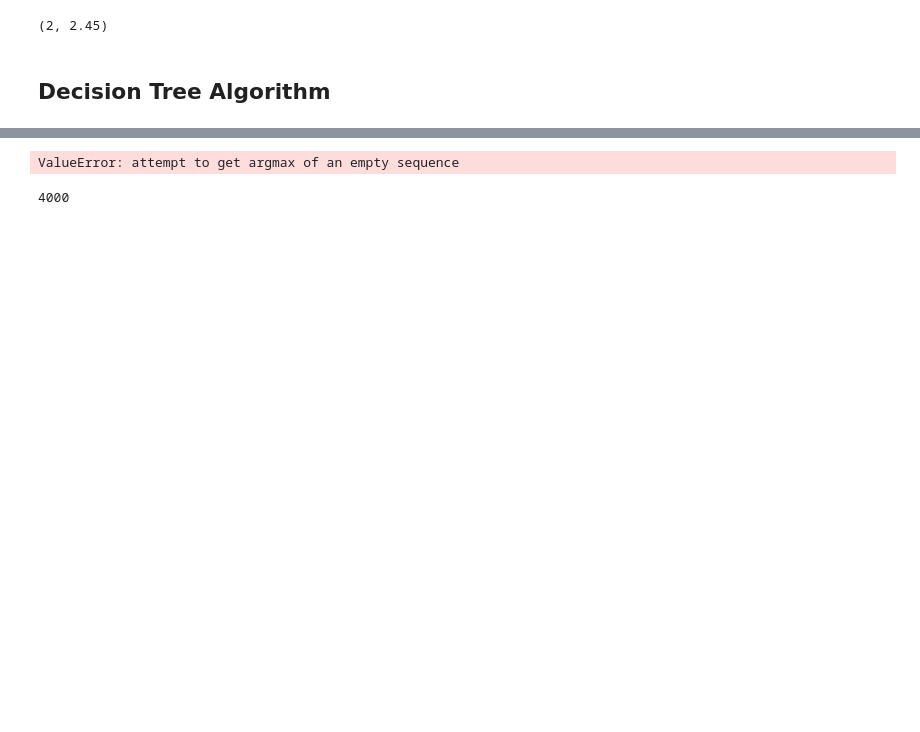
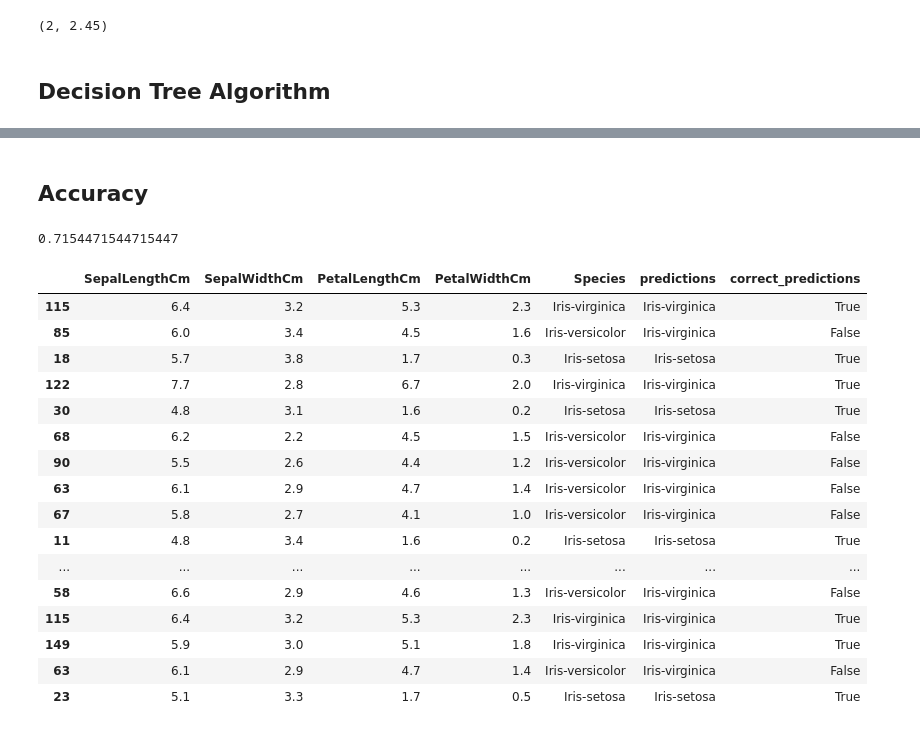
Before and after one commit to serinamarie/CS-Build-Sprint-1, a Jupyter notebook: decisiontreefunctions.ipynb, the cells around one changed output, grey strips where cells are left out. Cells and saved outputs as stored; diff of their text form; code cells hidden in the pictures; blank space fills up the shorter version.

```diff
--- a/decisiontreefunctions.ipynb
+++ b/decisiontreefunctions.ipynb
@@ -413,0 +388,2 @@ def decision_tree_algorithm(df, counter=0, min_samples=2, max_depth=5):
+# %% [markdown]
+## Accuracy
@@ -414,10 +403,24 @@ def decision_tree_algorithm(df, counter=0, min_samples=2, max_depth=5):
 # %%
-tree = decision_tree_algorithm(train)
-pprint(tree)
+calculate_accuracy(train, tree)
 # %% [output]
-ValueError: attempt to get argmax of an empty sequence
+0.7154471544715447
-# %%
-sys.setrecursionlimit(4000)
-print(sys.getrecursionlimit())
-# %% [output]
-4000
+# %%
+test
+# %% [output]
+|  | SepalLengthCm | SepalWidthCm | PetalLengthCm | PetalWidthCm | Species | predictions | correct_predictions |
+| 115 | 6.4 | 3.2 | 5.3 | 2.3 | Iris-virginica | Iris-virginica | True |
+| 85 | 6.0 | 3.4 | 4.5 | 1.6 | Iris-versicolor | Iris-virginica | False |
+| 18 | 5.7 | 3.8 | 1.7 | 0.3 | Iris-setosa | Iris-setosa | True |
+| 122 | 7.7 | 2.8 | 6.7 | 2.0 | Iris-virginica | Iris-virginica | True |
+| 30 | 4.8 | 3.1 | 1.6 | 0.2 | Iris-setosa | Iris-setosa | True |
+| 68 | 6.2 | 2.2 | 4.5 | 1.5 | Iris-versicolor | Iris-virginica | False |
+| 90 | 5.5 | 2.6 | 4.4 | 1.2 | Iris-versicolor | Iris-virginica | False |
+| 63 | 6.1 | 2.9 | 4.7 | 1.4 | Iris-versicolor | Iris-virginica | False |
+| 67 | 5.8 | 2.7 | 4.1 | 1.0 | Iris-versicolor | Iris-virginica | False |
+| 11 | 4.8 | 3.4 | 1.6 | 0.2 | Iris-setosa | Iris-setosa | True |
+| ... | ... | ... | ... | ... | ... | ... | ... |
+| 58 | 6.6 | 2.9 | 4.6 | 1.3 | Iris-versicolor | Iris-virginica | False |
+| 115 | 6.4 | 3.2 | 5.3 | 2.3 | Iris-virginica | Iris-virginica | True |
+| 149 | 5.9 | 3.0 | 5.1 | 1.8 | Iris-virginica | Iris-virginica | True |
+| 63 | 6.1 | 2.9 | 4.7 | 1.4 | Iris-versicolor | Iris-virginica | False |
+| 23 | 5.1 | 3.3 | 1.7 | 0.5 | Iris-setosa | Iris-setosa | True |
```
Also changed, not shown: parts of 28 cells of this notebook.
